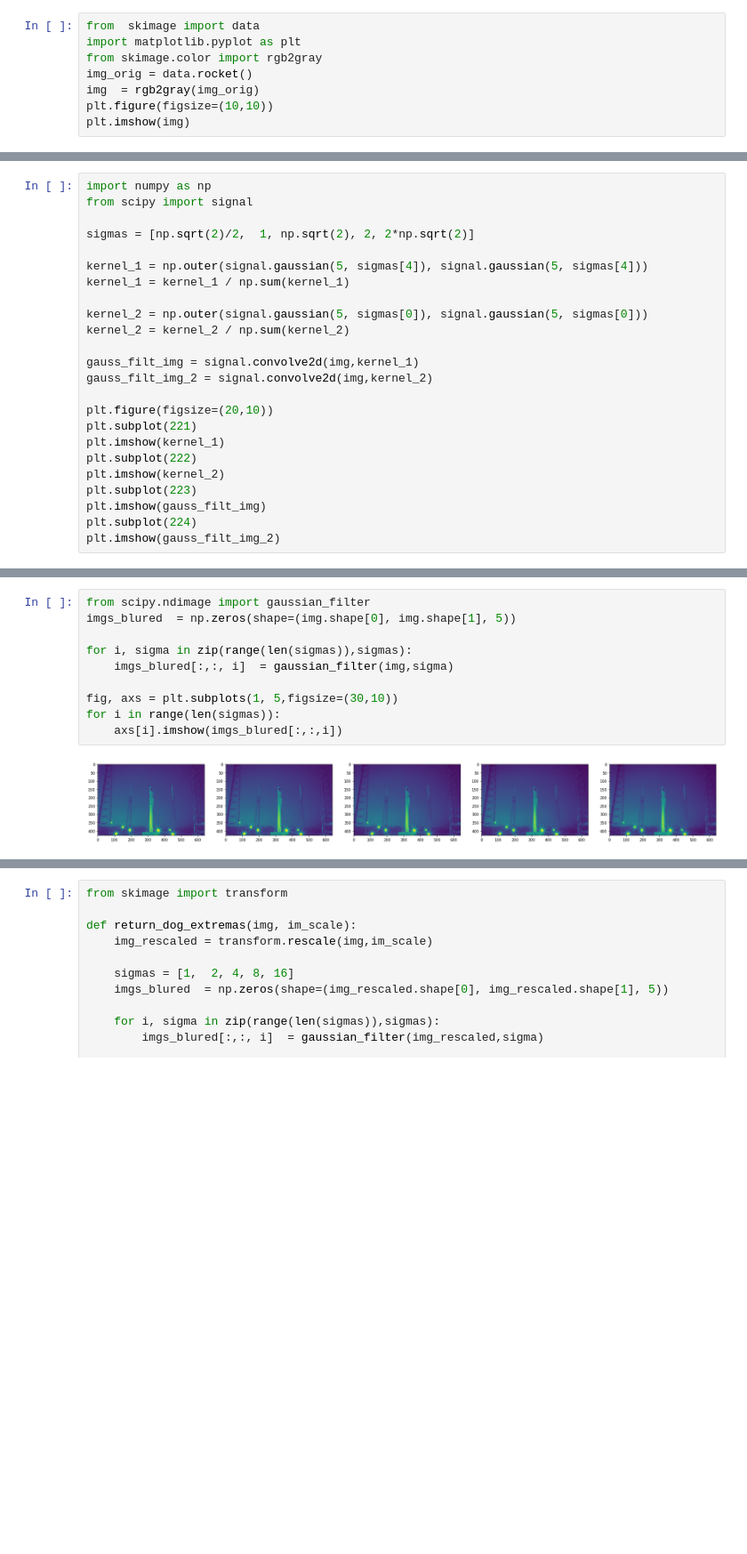
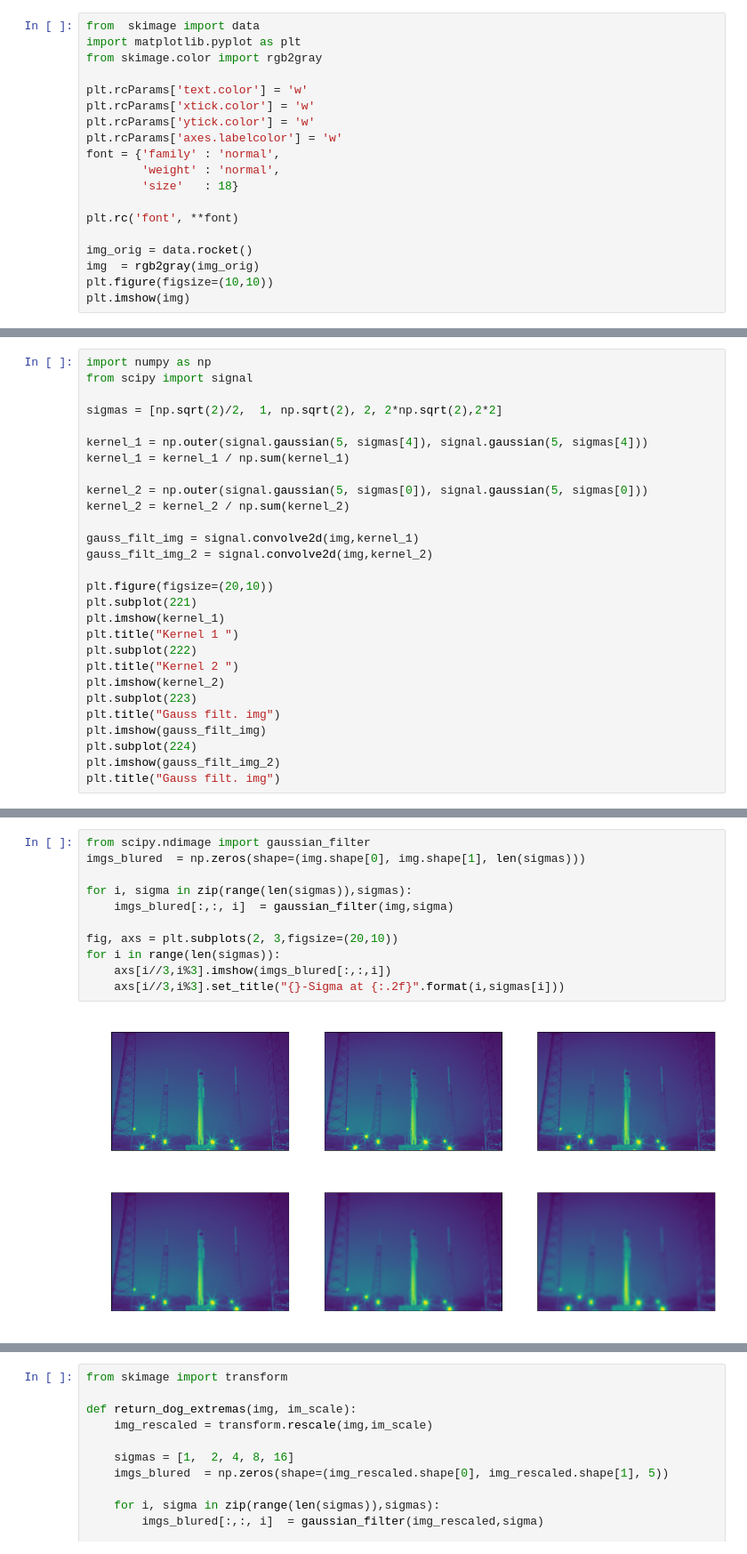
Before and after one commit to Miro001/advanced-computer-vision, a Jupyter notebook: 1.SIFT.ipynb, the cells around one changed output, grey strips where cells are left out. Shown at 89% size. Cells and saved outputs as stored; diff of their text form; blank space fills up the shorter version.

```diff
--- a/1.SIFT.ipynb
+++ b/1.SIFT.ipynb
@@ -5,6 +5,17 @@ from Lowe, David G. "Distinctive image features from scale-invariant keypoints."
 from  skimage import data
 import matplotlib.pyplot as plt
 from skimage.color import rgb2gray
+
+plt.rcParams['text.color'] = 'w'
+plt.rcParams['xtick.color'] = 'w'
+plt.rcParams['ytick.color'] = 'w'
+plt.rcParams['axes.labelcolor'] = 'w'
+font = {'family' : 'normal',
+        'weight' : 'normal',
+        'size'   : 18}
+
+plt.rc('font', **font)
+
 img_orig = data.rocket()
 img  = rgb2gray(img_orig)
 plt.figure(figsize=(10,10))
@@ -16,7 +29,7 @@ plt.imshow(img)
 import numpy as np
 from scipy import signal
 
-sigmas = [np.sqrt(2)/2,  1, np.sqrt(2), 2, 2*np.sqrt(2)]
+sigmas = [np.sqrt(2)/2,  1, np.sqrt(2), 2, 2*np.sqrt(2),2*2]
 
 kernel_1 = np.outer(signal.gaussian(5, sigmas[4]), signal.gaussian(5, sigmas[4]))
 kernel_1 = kernel_1 / np.sum(kernel_1)
@@ -30,10 +43,14 @@ gauss_filt_img_2 = signal.convolve2d(img,kernel_2)
 plt.figure(figsize=(20,10))
 plt.subplot(221)
 plt.imshow(kernel_1)
+plt.title("Kernel 1 ")
 plt.subplot(222)
+plt.title("Kernel 2 ")
 plt.imshow(kernel_2)
 plt.subplot(223)
+plt.title("Gauss filt. img")
 plt.imshow(gauss_filt_img)
 plt.subplot(224)
 plt.imshow(gauss_filt_img_2)
+plt.title("Gauss filt. img")
 # %% [output]
@@ -42,13 +59,14 @@ plt.imshow(gauss_filt_img_2)
 # %%
 from scipy.ndimage import gaussian_filter
-imgs_blured  = np.zeros(shape=(img.shape[0], img.shape[1], 5))
+imgs_blured  = np.zeros(shape=(img.shape[0], img.shape[1], len(sigmas)))
 
 for i, sigma in zip(range(len(sigmas)),sigmas):
     imgs_blured[:,:, i]  = gaussian_filter(img,sigma)
 
-fig, axs = plt.subplots(1, 5,figsize=(30,10))
+fig, axs = plt.subplots(2, 3,figsize=(20,10))
 for i in range(len(sigmas)):
-    axs[i].imshow(imgs_blured[:,:,i])
+    axs[i//3,i%3].imshow(imgs_blured[:,:,i])
+    axs[i//3,i%3].set_title("{}-Sigma at {:.2f}".format(i,sigmas[i]))
 # %% [output]
-[figure, old version]
+[figure, new version]
 # %%
```
Also changed, not shown: parts of 9 cells of this notebook.
